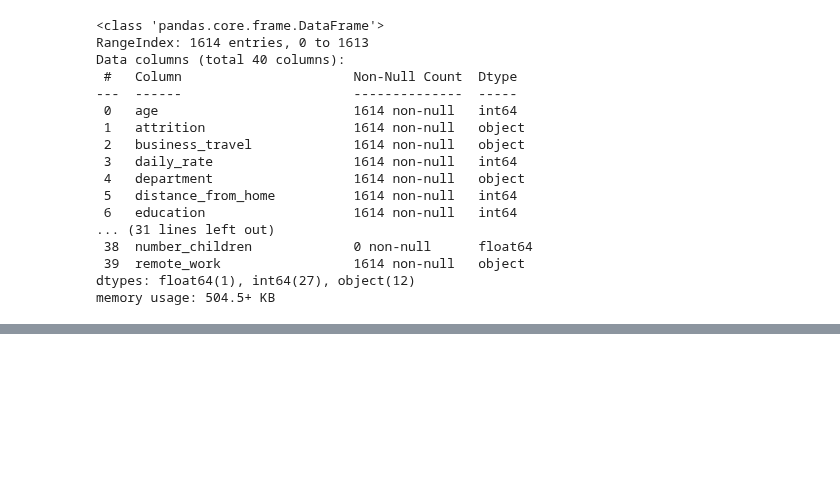
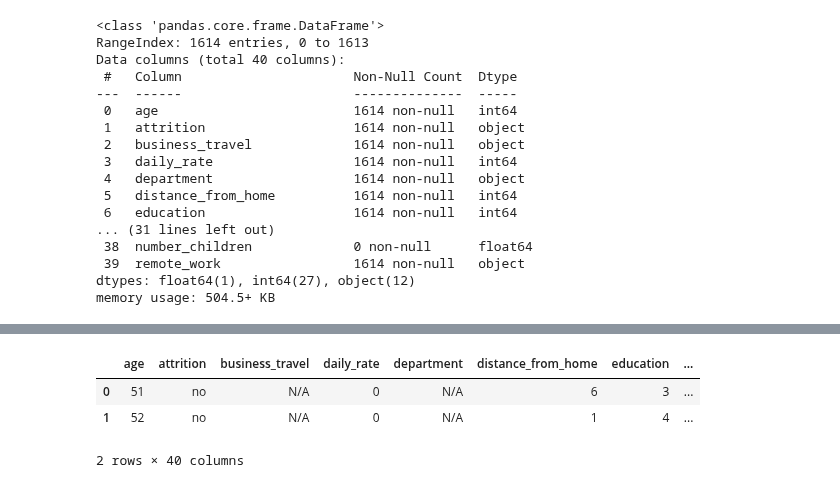
Before and after one commit to Violainedlst/proyecto-da-promo-H-modulo-3-team-2-People-pulse, a Jupyter notebook: Fase2_TDD_2.0.ipynb, the cells around one changed output, grey strips where cells are left out. Saved outputs shown, nothing was run; the diff lists cells and outputs as text; code cells hidden in the pictures; blank space fills up the shorter version.

```diff
--- a/Fase2_TDD_2.0.ipynb
+++ b/Fase2_TDD_2.0.ipynb
@@ -592 +592,8 @@ data_noid["remote_work"].sample(25)
 Name: remote_work, dtype: object
+# %%
+data_noid.head(2)
+# %% [output]
+|  | age | attrition | business_travel | daily_rate | department | distance_from_home | education | ... |
+| 0 | 51 | no | N/A | 0 | N/A | 6 | 3 | ... |
+| 1 | 52 | no | N/A | 0 | N/A | 1 | 4 | ... |
+2 rows × 40 columns
```
Also changed, not shown: parts of 18 cells of this notebook.
